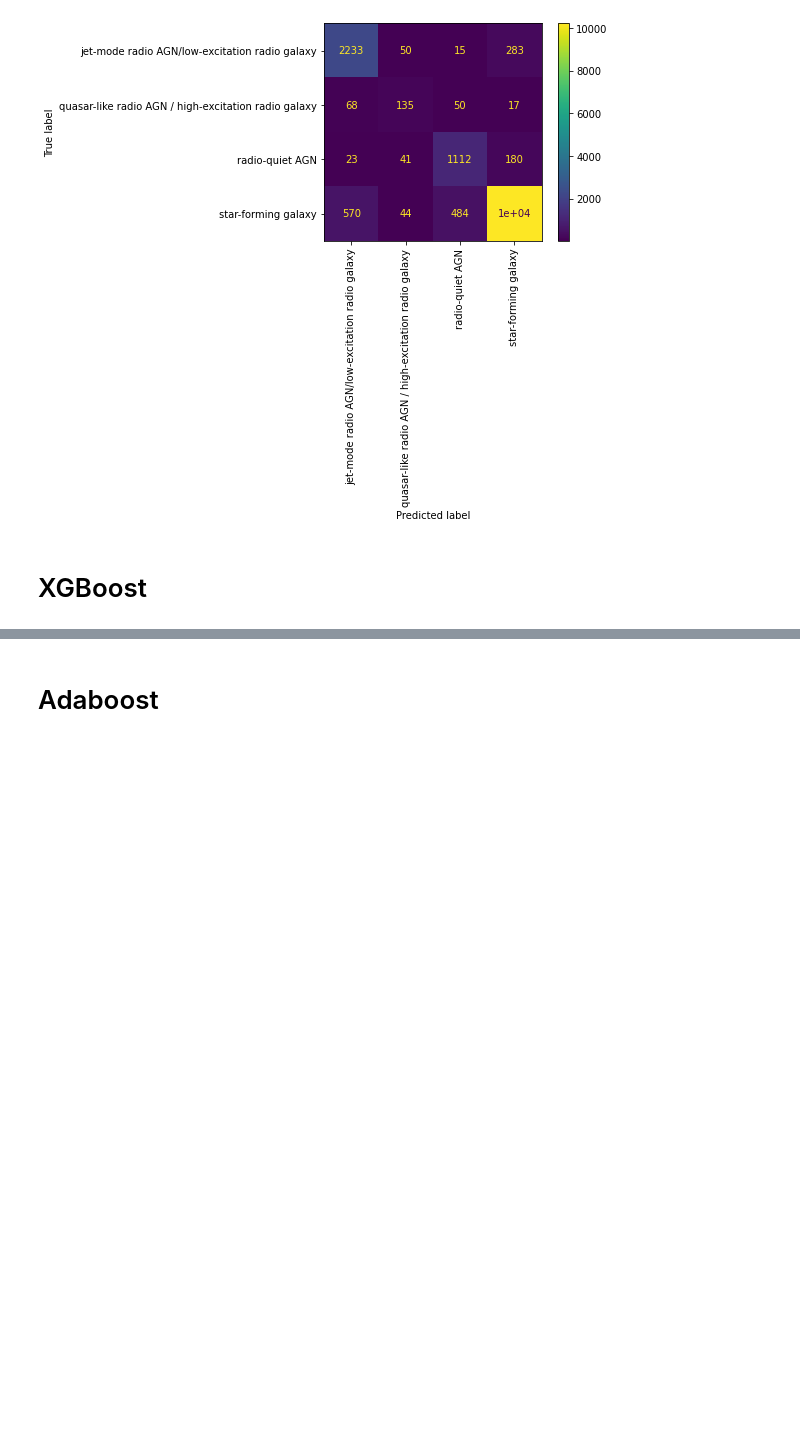
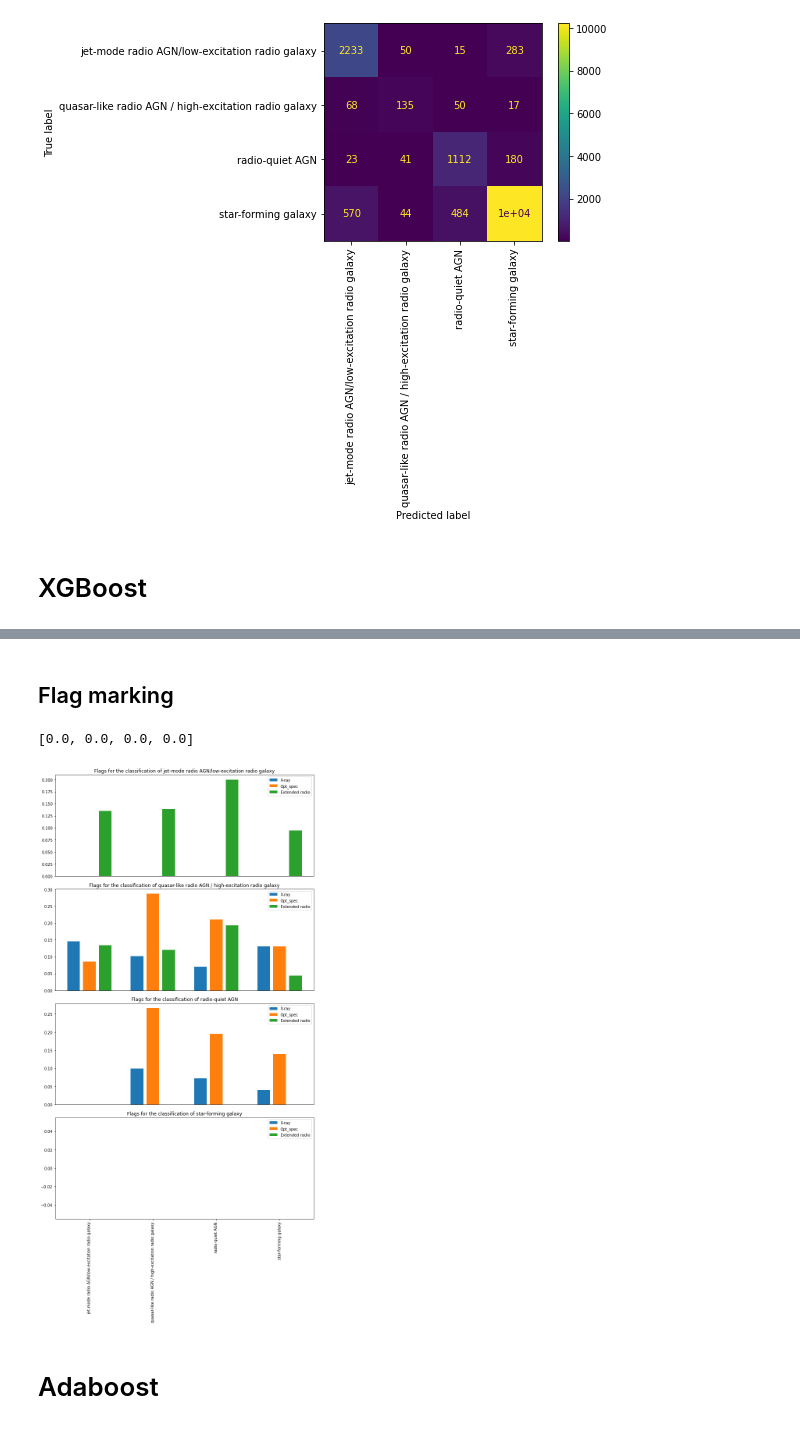
Before and after one commit to jespertjee/LOFAR_ML, a Jupyter notebook: Supervised/Fangyou/Preprocessed_data/Classification_Combined.ipynb, the cells around one changed output, grey strips where cells are left out. Drawn from its saved outputs; the diff is of its cells as text; code cells hidden in the pictures; blank space fills up the shorter version.

```diff
--- a/Supervised/Fangyou/Preprocessed_data/Classification_Combined.ipynb
+++ b/Supervised/Fangyou/Preprocessed_data/Classification_Combined.ipynb
@@ -348,3 +346,52 @@ xgb.plot_importance(model, ax=ax)
+# %% [markdown]
+## Flag marking
+# %%
+y_pred = model.predict(X_test)
+y_pred = pd.DataFrame(y_pred, index=X_test.index, columns=['Prediction'])
+# %%
+Xray_all = []
+opt_spec_all = []
+ext_radio_all = []
+for j in range(4):
+    for i in range(4):
+        # Finding pandas dataframes for the squares in the confusion matrix
+        cm_square = y_pred[(y_test['Classification']==j) & (y_pred['Prediction']==i)]
+        flags = y_test_flags.loc[cm_square.index]
+
+        # Finding frequencies of flags
+        Xray_freq = sum(flags['Xray'])/len(flags['Xray'])
+        opt_spec_freq = sum(flags['Opt_spec'])/len(flags['Opt_spec'])
+        ext_radio_freq = sum(flags['Extended_radio'])/len(flags['Extended_radio'])
+
+        Xray_all.append(Xray_freq)
+        opt_spec_all.append(opt_spec_freq)
+        ext_radio_all.append(ext_radio_freq)
+# %%
+ext_radio_all[12:16]
+# %% [output]
+[0.0, 0.0, 0.0, 0.0]
+# %%
+x = np.arange(0,16,4)
+fig, axes = plt.subplots(4, 1, figsize=(10,20))
+for i, ax in enumerate(axes):
+    i0 = i*4
+    i1 = (i+1)*4
+
+    ax.bar(x, Xray_all[i0:i1], label='X-ray')
+    # For setting the tick labels
+    if i==3:
+        ax.bar(x+1, opt_spec_all[i0:i1], label='Opt_spec', tick_label=labels)
+    else:
+        ax.bar(x+1, opt_spec_all[i0:i1], label='Opt_spec')
+        ax.get_xaxis().set_visible(False)
+    ax.bar(x+2, ext_radio_all[i0:i1], label='Extended radio')
+    ax.tick_params(axis='x', labelrotation = 90)
+    ax.set_title(f'Flags for the classification of {labels[i]}')
+    ax.legend()
+plt.tight_layout()
+fig.savefig('Flags.png')
+# %% [output]
+[figure, added]
 # %% [markdown]
 # Adaboost
 # %%
```
Also changed, not shown: parts of 25 cells of this notebook, 15 other files.
